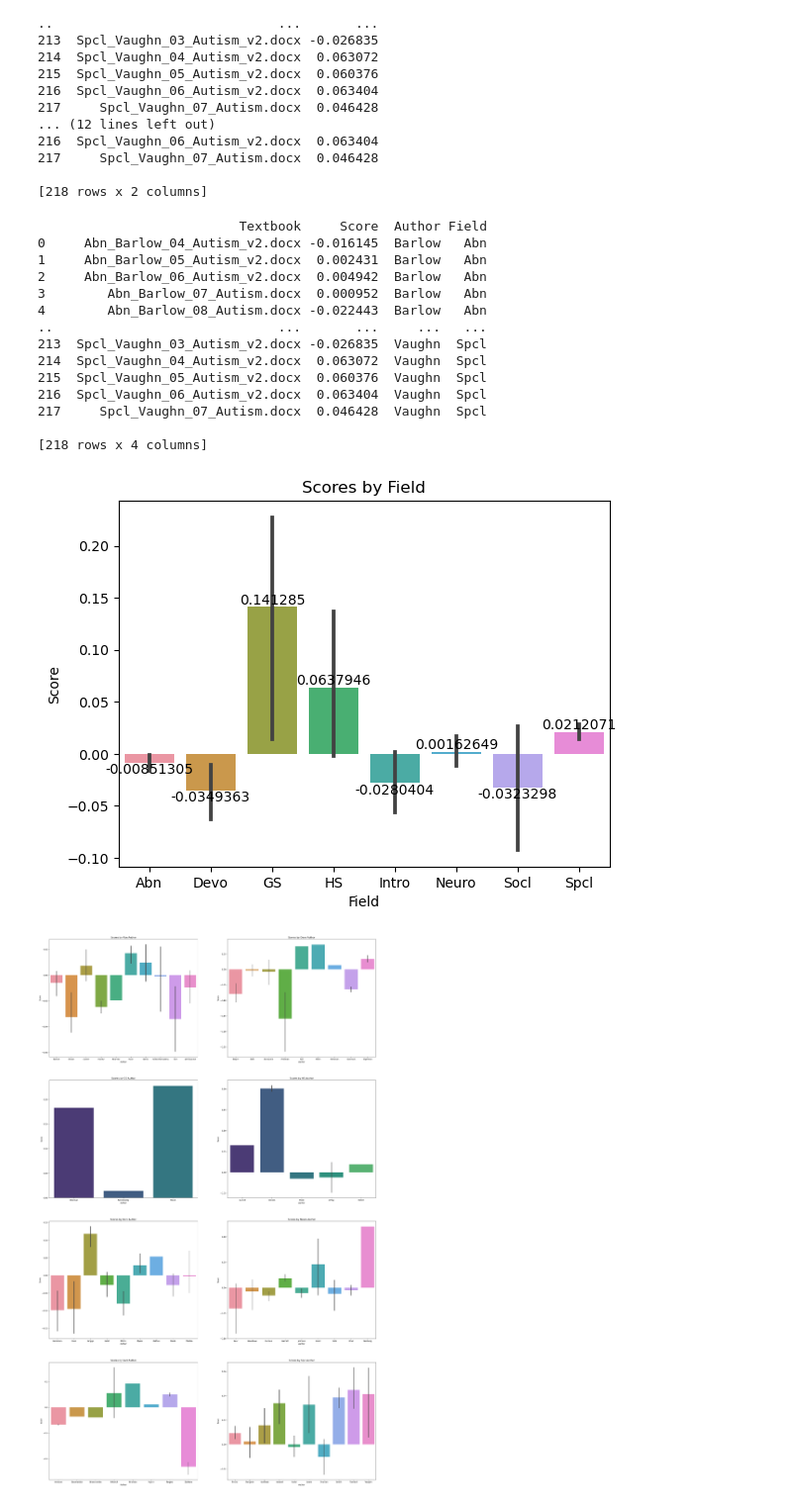
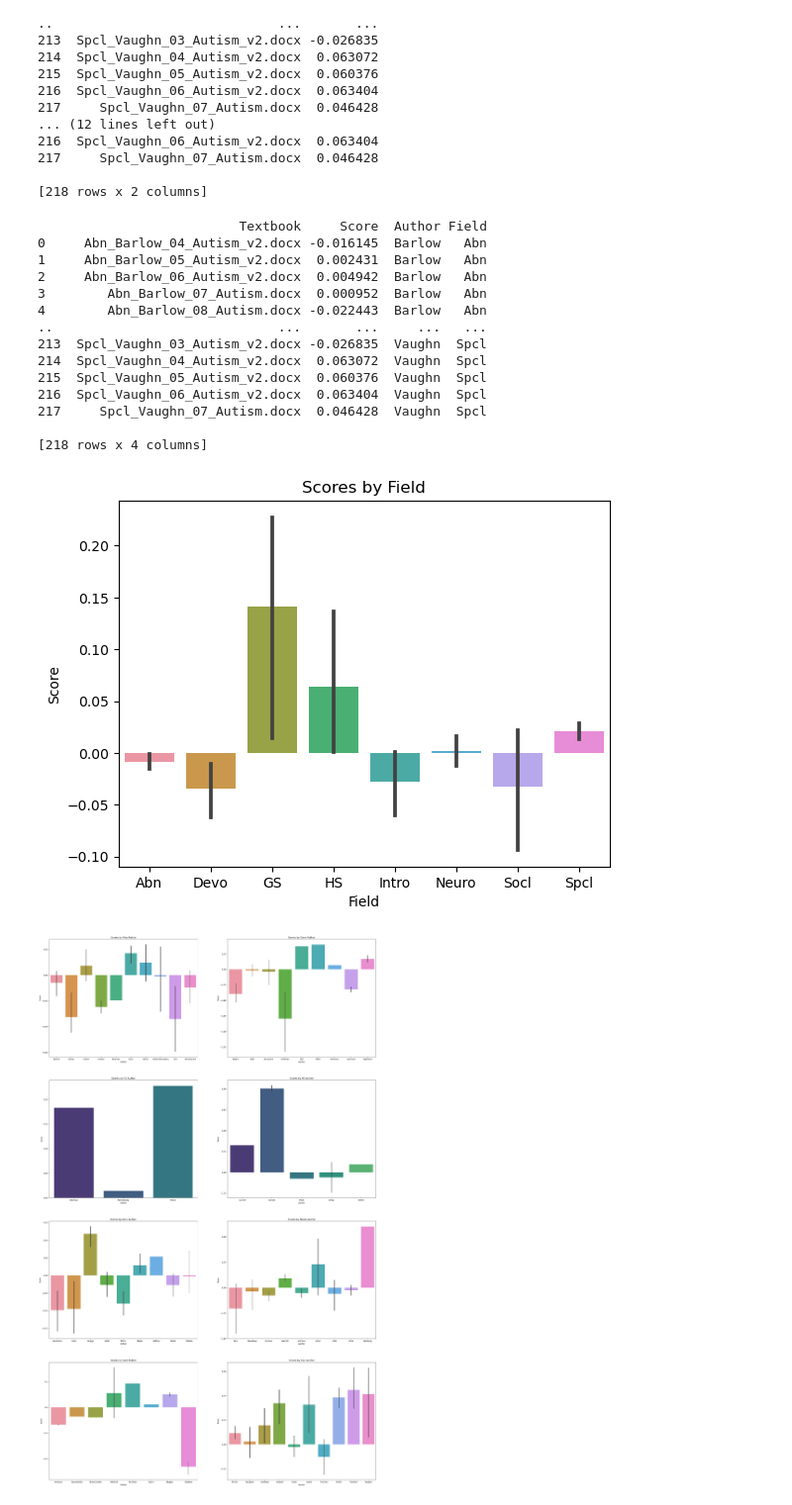
Before and after one commit to maksiaev/GitHub_DMP, a Jupyter notebook: Results/Results_Analysis_Sentiwords_Autism.ipynb, the cells around one changed output. Shown at 99% size. Cells and saved outputs as stored; diff of their text form; code cells hidden in the pictures.

```diff
--- a/Results/Results_Analysis_Sentiwords_Autism.ipynb
+++ b/Results/Results_Analysis_Sentiwords_Autism.ipynb
@@ -97,35 +97,35 @@ field_df["Field"] = field_names
 # mean = field_df.groupby('Field')['Score'].mean()
 # std = field_df.groupby('Field')['Score'].std()
 
 fig, ax = plt.subplots()
 
 print(field_df)
 
 sns.barplot(ax = ax,
     data=field_df, x="Field", y="Score"
 )
-ax.bar_label(ax.containers[0], fontsize=10);
+# ax.bar_label(ax.containers[0], fontsize=10);
 
 # ax.errorbar(mean.index, mean)
 ax.set_title("Scores by Field")
 
 plt.savefig('fields_autism_sentiwords.png')
 # %% [output]
                           Textbook     Score  Author Field
 0     Abn_Barlow_04_Autism_v2.docx -0.016145  Barlow   Abn
 1     Abn_Barlow_05_Autism_v2.docx  0.002431  Barlow   Abn
 2     Abn_Barlow_06_Autism_v2.docx  0.004942  Barlow   Abn
 3        Abn_Barlow_07_Autism.docx  0.000952  Barlow   Abn
 4        Abn_Barlow_08_Autism.docx -0.022443  Barlow   Abn
 ..                             ...       ...     ...   ...
 213  Spcl_Vaughn_03_Autism_v2.docx -0.026835  Vaughn  Spcl
 214  Spcl_Vaughn_04_Autism_v2.docx  0.063072  Vaughn  Spcl
 215  Spcl_Vaughn_05_Autism_v2.docx  0.060376  Vaughn  Spcl
 216  Spcl_Vaughn_06_Autism_v2.docx  0.063404  Vaughn  Spcl
 217     Spcl_Vaughn_07_Autism.docx  0.046428  Vaughn  Spcl
 
 [218 rows x 4 columns]
-[figure, old version]
+[figure, new version]
 # %%
 # Author Analysis
 
```
Also changed, not shown: 20 other files.
